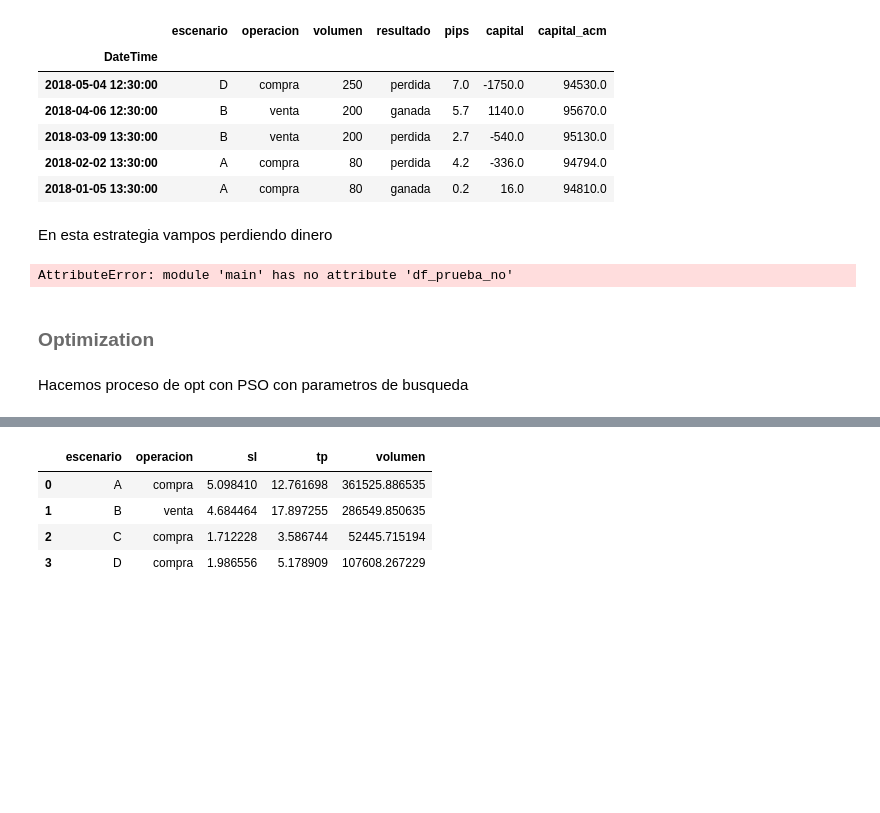
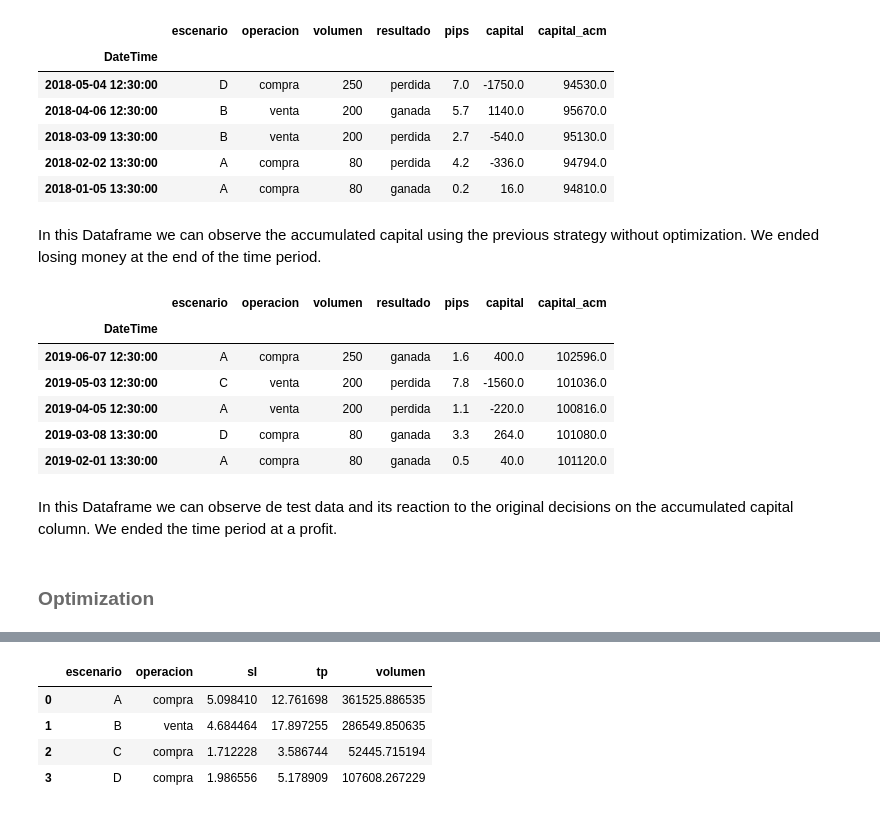
Before and after one commit to HKael/MYST-4, a Jupyter notebook: noteboook.ipynb, the cells around one changed output, grey strips where cells are left out. Cells and saved outputs as stored; diff of their text form; code cells hidden in the pictures; blank space fills up the shorter version.

```diff
--- a/noteboook.ipynb
+++ b/noteboook.ipynb
@@ -550,14 +553,20 @@ mn.df_backtest.tail(5)
 | 2018-03-09 13:30:00 | B | venta | 200 | perdida | 2.7 | -540.0 | 95130.0 |
 | 2018-02-02 13:30:00 | A | compra | 80 | perdida | 4.2 | -336.0 | 94794.0 |
 | 2018-01-05 13:30:00 | A | compra | 80 | ganada | 0.2 | 16.0 | 94810.0 |
-# %% [markdown]
-En esta estrategia vampos perdiendo dinero
+# %% [markdown]
+In this Dataframe we can observe the accumulated capital using the previous strategy without optimization. We ended losing money at the end of the time period.
 # %%
-mn.df_prueba_no
+mn.df_prueba_no.tail(5)
 # %% [output]
-AttributeError: module 'main' has no attribute 'df_prueba_no'
+|  | escenario | operacion | volumen | resultado | pips | capital | capital_acm |
+| DateTime |  |  |  |  |  |  |  |
+| 2019-06-07 12:30:00 | A | compra | 250 | ganada | 1.6 | 400.0 | 102596.0 |
+| 2019-05-03 12:30:00 | C | venta | 200 | perdida | 7.8 | -1560.0 | 101036.0 |
+| 2019-04-05 12:30:00 | A | venta | 200 | perdida | 1.1 | -220.0 | 100816.0 |
+| 2019-03-08 13:30:00 | D | compra | 80 | ganada | 3.3 | 264.0 | 101080.0 |
+| 2019-02-01 13:30:00 | A | compra | 80 | ganada | 0.5 | 40.0 | 101120.0 |
+# %% [markdown]
+In this Dataframe we can observe de test data and its reaction to the original decisions on the accumulated capital column. We ended the time period at a profit.
 # %% [markdown]
 ### <font color= #6B6B6B> Optimization
 </font>
-# %% [markdown]
-Hacemos proceso de opt con PSO con parametros de busqueda
```
Also changed, not shown: parts of 11 cells of this notebook, 2 other files.
